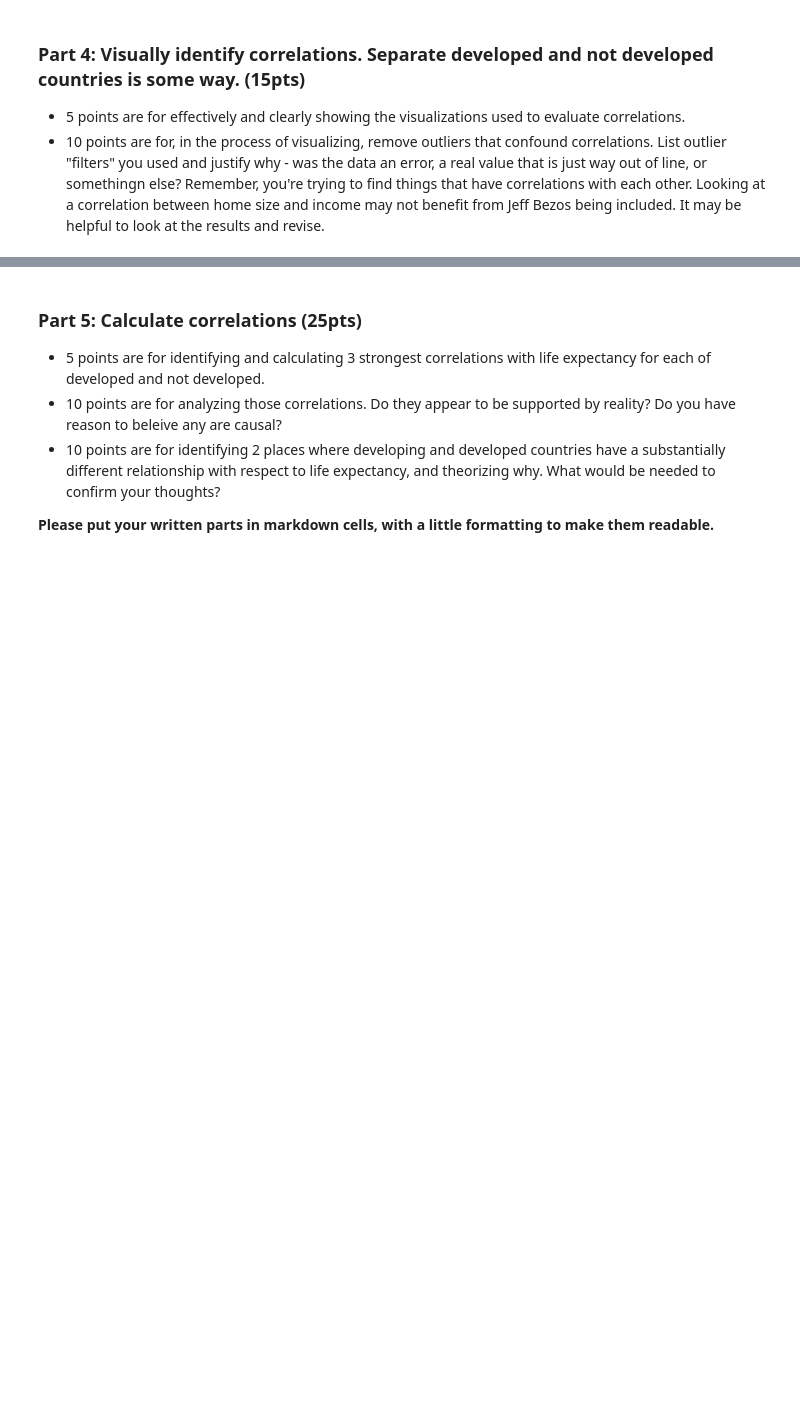
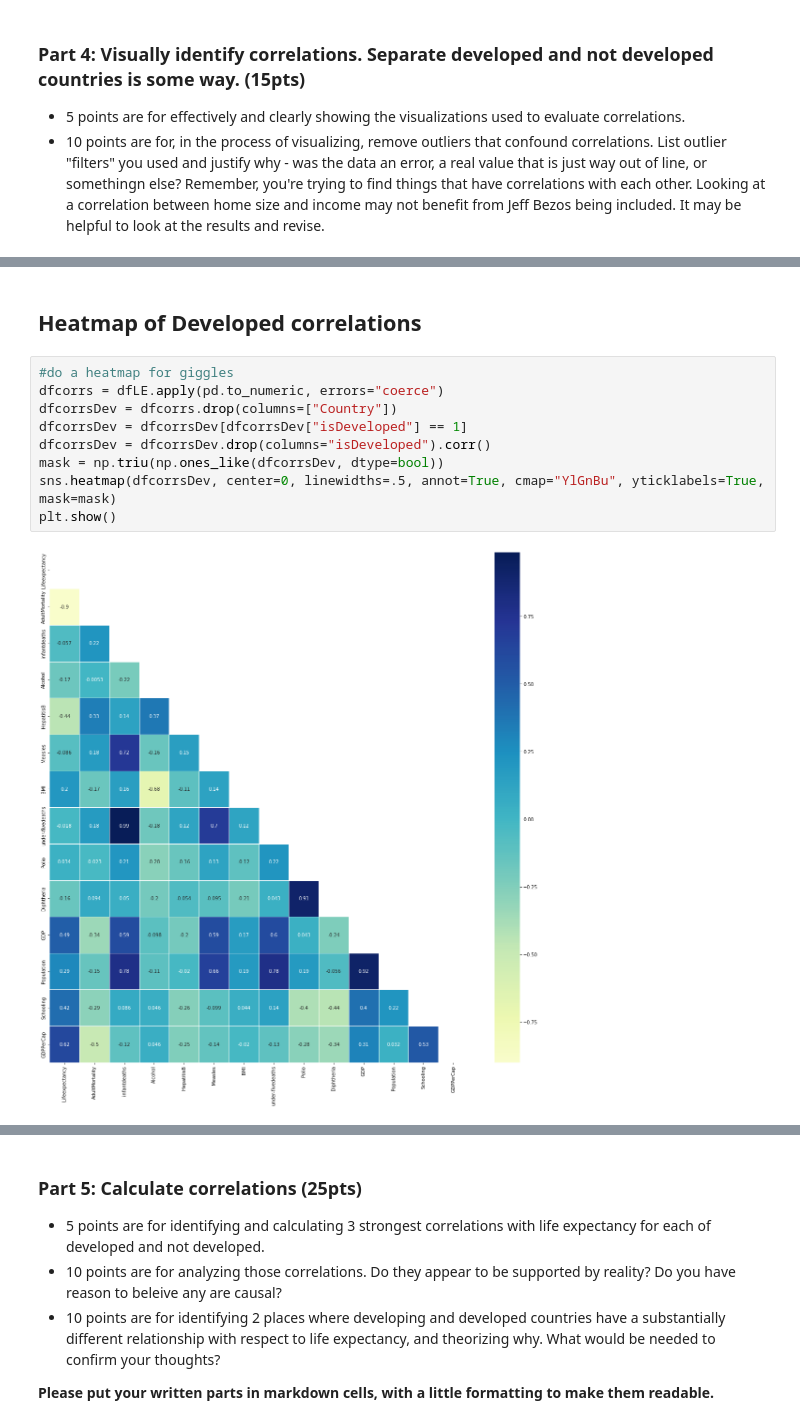
Before and after one commit to shaunmcgregor/BSIP_Assignment_2_Students, a Jupyter notebook: stats_asn_2_start.ipynb, the cells around one changed output, grey strips where cells are left out. Cells and saved outputs as stored; diff of their text form; blank space fills up the shorter version.

```diff
--- a/stats_asn_2_start.ipynb
+++ b/stats_asn_2_start.ipynb
@@ -178,0 +193,13 @@ sns.ecdfplot(dfLE["GDPPerCap"], color="Green")
+# %% [markdown]
+## Heatmap of Developed correlations
+# %%
+#do a heatmap for giggles
+dfcorrs = dfLE.apply(pd.to_numeric, errors="coerce")
+dfcorrsDev = dfcorrs.drop(columns=["Country"])
+dfcorrsDev = dfcorrsDev[dfcorrsDev["isDeveloped"] == 1]
+dfcorrsDev = dfcorrsDev.drop(columns="isDeveloped").corr()
+mask = np.triu(np.ones_like(dfcorrsDev, dtype=bool))
+sns.heatmap(dfcorrsDev, center=0, linewidths=.5, annot=True, cmap="YlGnBu", yticklabels=True, mask=mask)
+plt.show()
+# %% [output]
+[figure, added]
```
Also changed, not shown: parts of 15 cells of this notebook.
